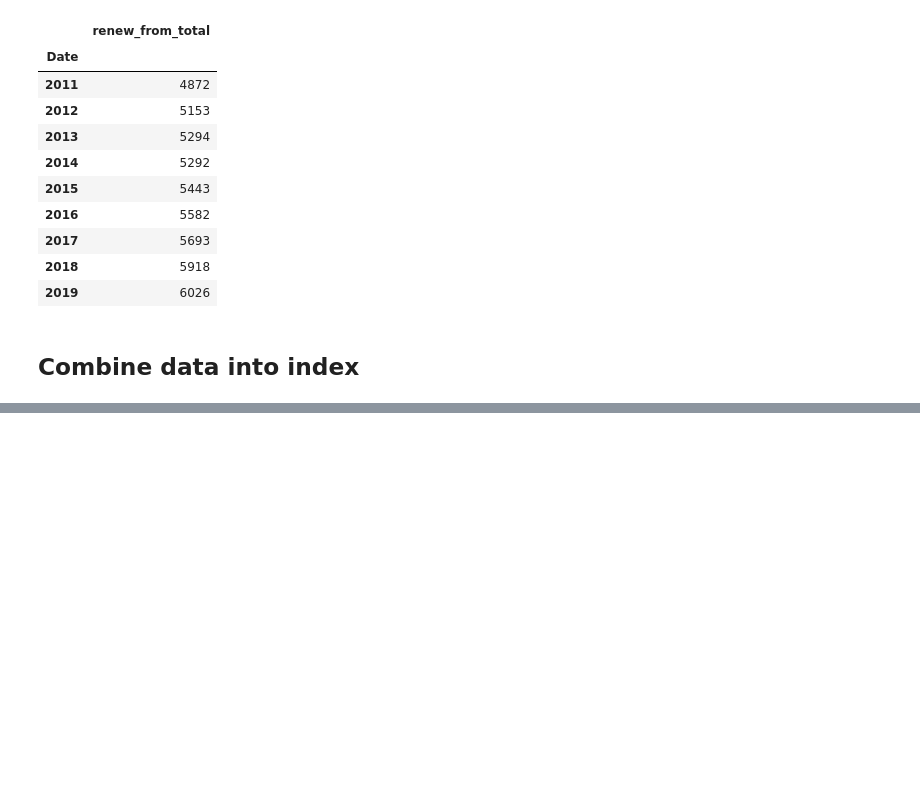
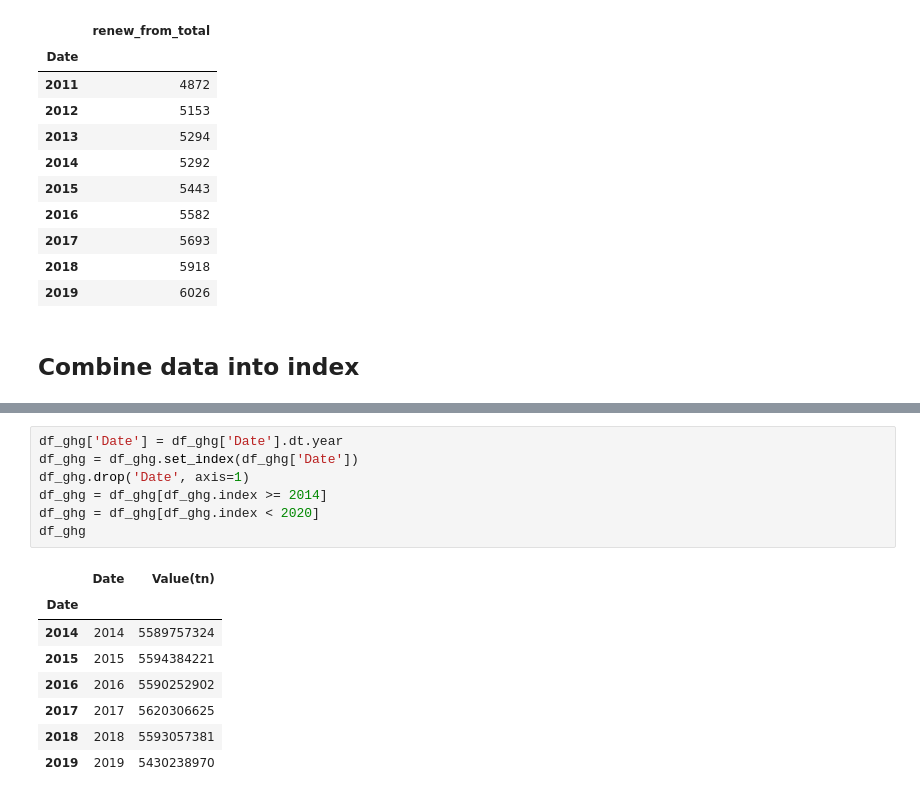
Before and after one commit to bang-a-coder/crypto-wrangling, a Jupyter notebook: crypto.ipynb, the cells around one changed output, grey strips where cells are left out. Saved outputs shown, nothing was run; the diff lists cells and outputs as text; blank space fills up the shorter version.

```diff
--- a/crypto.ipynb
+++ b/crypto.ipynb
@@ -264,0 +264,16 @@ cr_index
+# %%
+df_ghg['Date'] = df_ghg['Date'].dt.year
+df_ghg = df_ghg.set_index(df_ghg['Date'])
+df_ghg.drop('Date', axis=1)
+df_ghg = df_ghg[df_ghg.index >= 2014]
+df_ghg = df_ghg[df_ghg.index < 2020]
+df_ghg
+# %% [output]
+|  | Date | Value(tn) |
+| Date |  |  |
+| 2014 | 2014 | 5589757324 |
+| 2015 | 2015 | 5594384221 |
+| 2016 | 2016 | 5590252902 |
+| 2017 | 2017 | 5620306625 |
+| 2018 | 2018 | 5593057381 |
+| 2019 | 2019 | 5430238970 |
```
Also changed, not shown: parts of 4 cells of this notebook.
